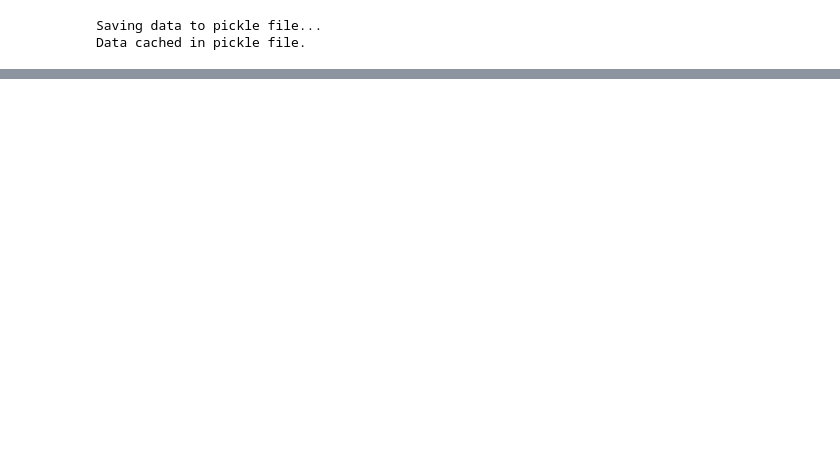
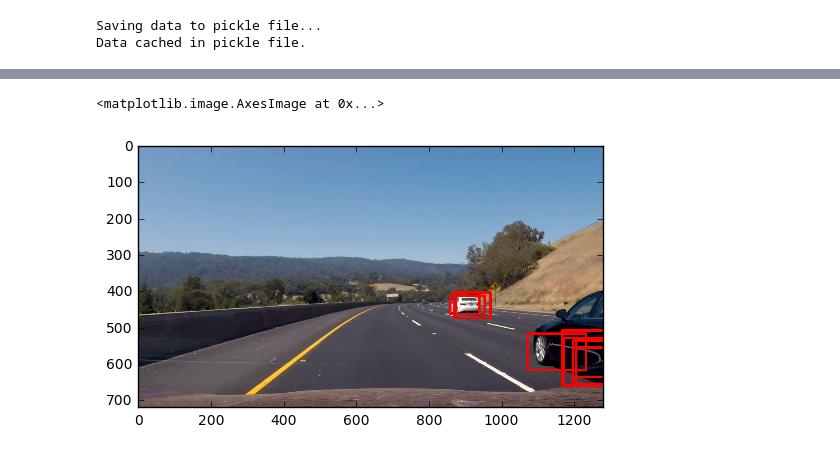
Before and after one commit to yasenh/self-driving-car-ND, a Jupyter notebook: term1/project5-vehicle-detection/vehicle_tracking_and_detection.ipynb, the cells around one changed output, grey strips where cells are left out. Saved outputs shown, nothing was run; the diff lists cells and outputs as text; code cells hidden in the pictures; blank space fills up the shorter version.

```diff
--- a/term1/project5-vehicle-detection/vehicle_tracking_and_detection.ipynb
+++ b/term1/project5-vehicle-detection/vehicle_tracking_and_detection.ipynb
@@ -618,3 +602,26 @@ plt.imshow(draw_img)
+# %%
+count = 700
+# %%
+image = mpimg.imread('frames/' + str(count)+ '.png')
+count +=1
+draw_image = np.copy(image)
+
+hot_windows, scores = search_windows(image, window_list, svc, X_scaler, color_space=color_space,
+                        spatial_size=spatial_size, hist_bins=hist_bins,
+                        orient=orient, pix_per_cell=pix_per_cell,
+                        cell_per_block=cell_per_block,
+                        hog_channel=hog_channel, score_thresh = 5,
+                        spatial_feat=spatial_feat, hist_feat=hist_feat, hog_feat=hog_feat)
+
+#print(scores)
+
+draw_image *= 255
+window_img = draw_boxes(draw_image, hot_windows, color=(255, 0, 0), thick=6)
+window_img /= 255
+plt.imshow(window_img)
+# %% [output]
+<matplotlib.image.AxesImage at 0x...>
+[figure, added]
 # %%
 def process_image(image):
     draw_image1 = np.copy(image)
```
Also changed, not shown: parts of 12 cells of this notebook, 3 other files.
